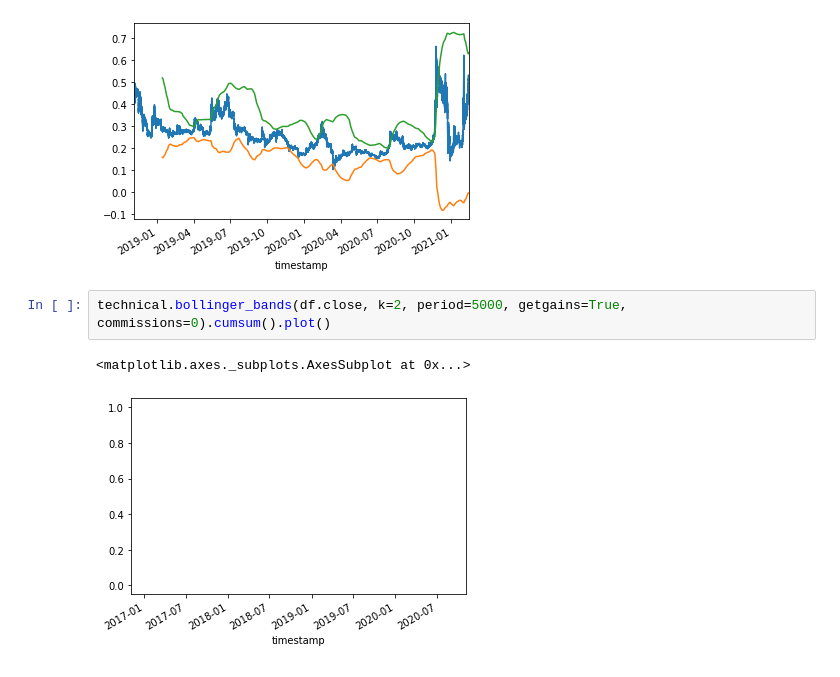
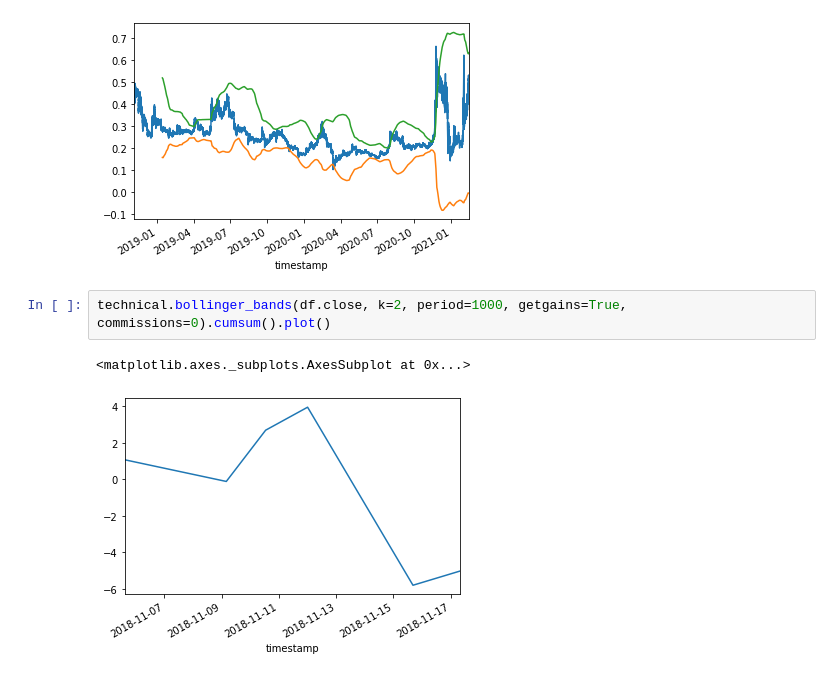
Before and after one commit to giuliovv/cryptotrading, a Jupyter notebook: examples/data_exploration.ipynb, the cells around one changed output. Cells and saved outputs as stored; diff of their text form.

```diff
--- a/examples/data_exploration.ipynb
+++ b/examples/data_exploration.ipynb
@@ -46,7 +46,7 @@ upper.plot()
 <matplotlib.axes._subplots.AxesSubplot at 0x...>
 [figure]
 # %%
-technical.bollinger_bands(df.close, k=2, period=5000, getgains=True, commissions=0).cumsum().plot()
+technical.bollinger_bands(df.close, k=2, period=1000, getgains=True, commissions=0).cumsum().plot()
 # %% [output]
 <matplotlib.axes._subplots.AxesSubplot at 0x...>
-[figure, old version]
+[figure, new version]
```
Also changed, not shown: parts of 4 cells of this notebook, 1 other file.
